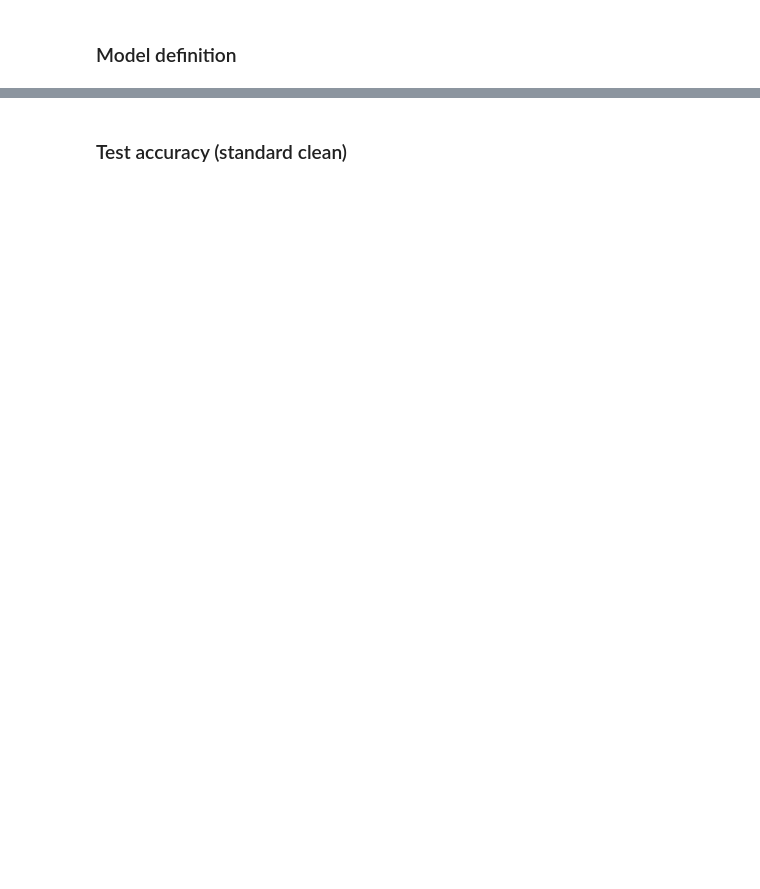
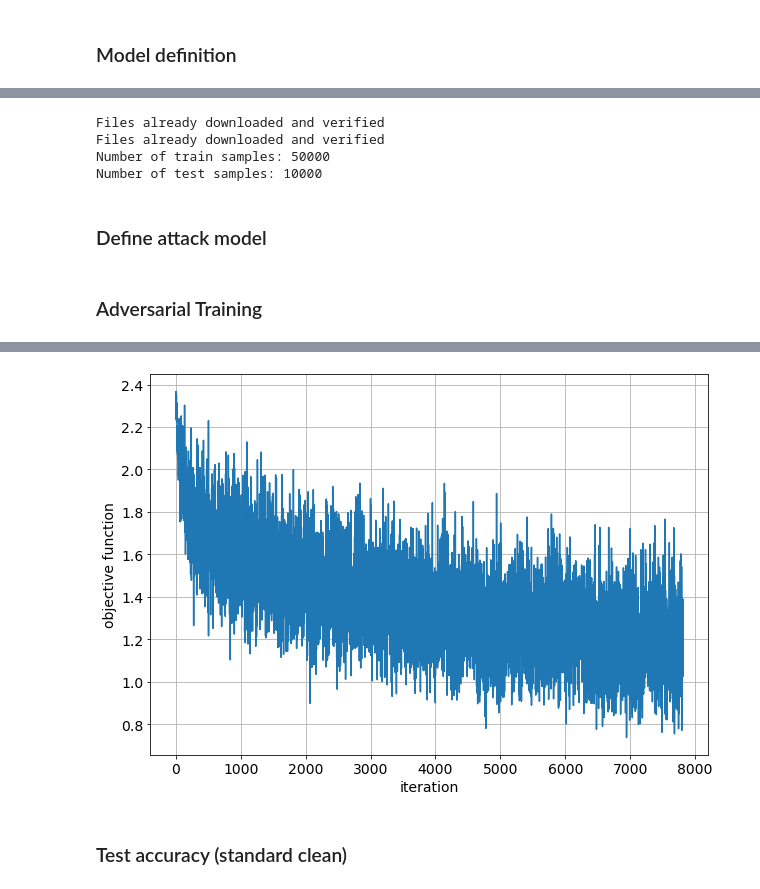
Before and after one commit to saqib1707/Adversarial-Robustness-Analysis, a Jupyter notebook: adv_attacks/code/attack_CIFAR.ipynb, the cells around one changed output, grey strips where cells are left out. Cells and saved outputs as stored; diff of their text form; code cells hidden in the pictures; blank space fills up the shorter version.

Commit message:
working on various attacks on CLIP

```diff
--- a/adv_attacks/code/attack_CIFAR.ipynb
+++ b/adv_attacks/code/attack_CIFAR.ipynb
@@ -96,7 +85 @@ model = Holdout().to(device)
-# %%
-loss = nn.CrossEntropyLoss()
-optimizer = torch.optim.Adam(model.parameters(), lr=1e-3)
-# %%
-pgd_attack = PGD(model, eps=8/255, alpha=2/255, steps=10)
-fgsm_attack = FGSM(model, eps=8/255)
 # %% [markdown]
@@ -223 +133,23 @@ plt.show()
+# %%
+train_batch_size = 32
+test_batch_size = 32
+
+model = CNN_net().to(device)
+# model.load_state_dict(torch.load("./checkpoint/holdout.pth"))
+# model = model.eval().cuda()
+
+trainloader, testloader = load_CIFAR10_data(train_batch_size, test_batch_size, kwargs)
+# %% [output]
+Files already downloaded and verified
+Files already downloaded and verified
+Number of train samples: 50000
+Number of test samples: 10000
+# %% [markdown]
+### Define attack model
+# %%
+adv_eps = 8/255
+adv_pgd_steps = 10
+
+pgd_attack = torchattacks.PGD(model, eps=adv_eps, alpha=2/255, steps=adv_pgd_steps)
+fgsm_attack = torchattacks.FGSM(model, eps=adv_eps)
 # %%
@@ -228,3 +160,8 @@ plt.show()
 # adv_imgs, adv_labels = torch.load("./data/cifar10_pgd.pt")
 # adv_data = TensorDataset(adv_imgs.float() / 255.0, adv_labels)
 # adv_loader = torch.utils.data.DataLoader(adv_data, batch_size=128, shuffle=False)
+# %% [markdown]
+### Adversarial Training
+# %%
+adversarial_training(model, trainloader, pgd_attack, num_epochs=5, stepsize=1e-3)
+# %% [output]
@@ -231,3 +243,4 @@ plt.show()
+[figure, added]
 # %% [markdown]
 ### Test accuracy (standard clean)
 # %%
```
Also changed, not shown: parts of 16 cells of this notebook, 4 other files.
